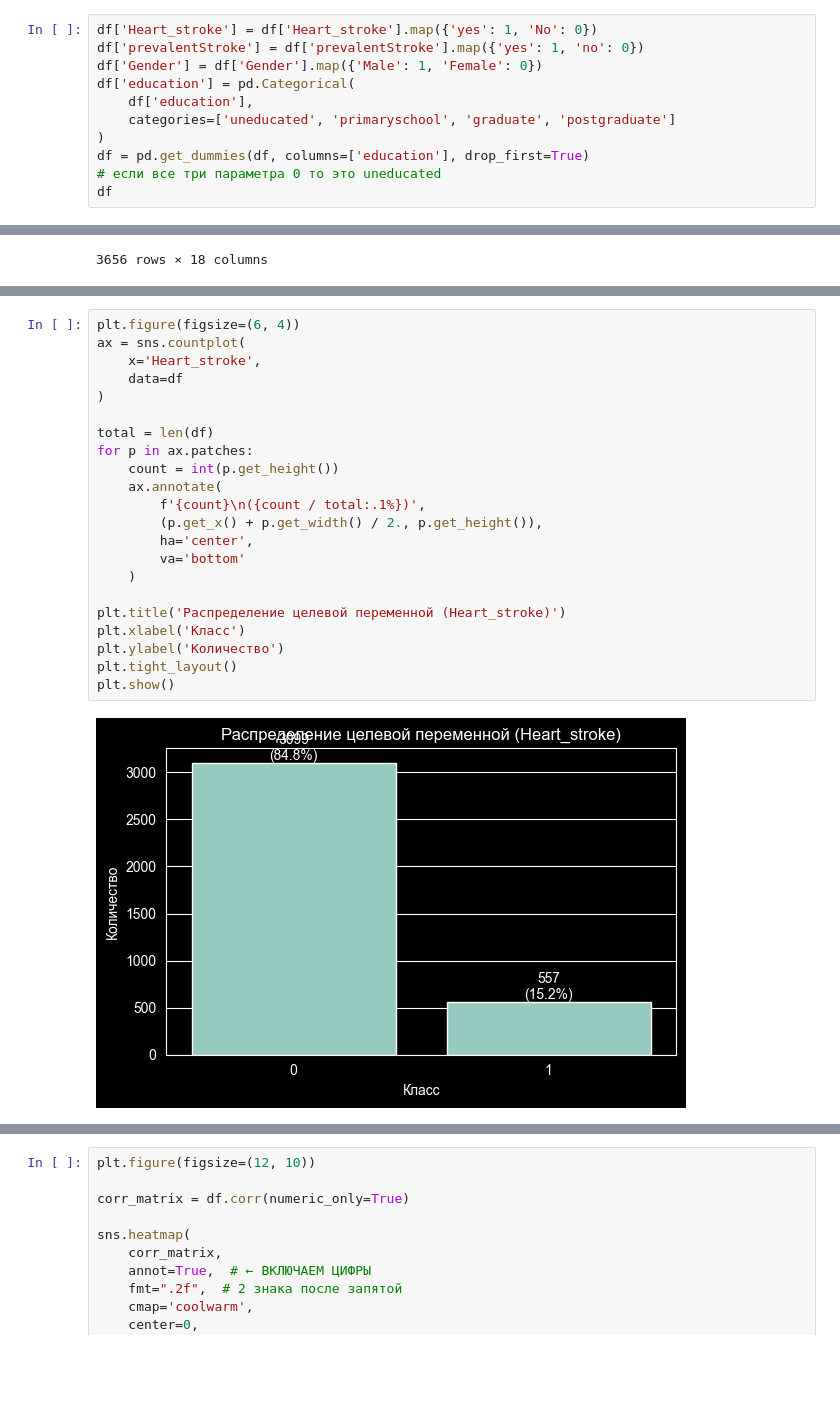
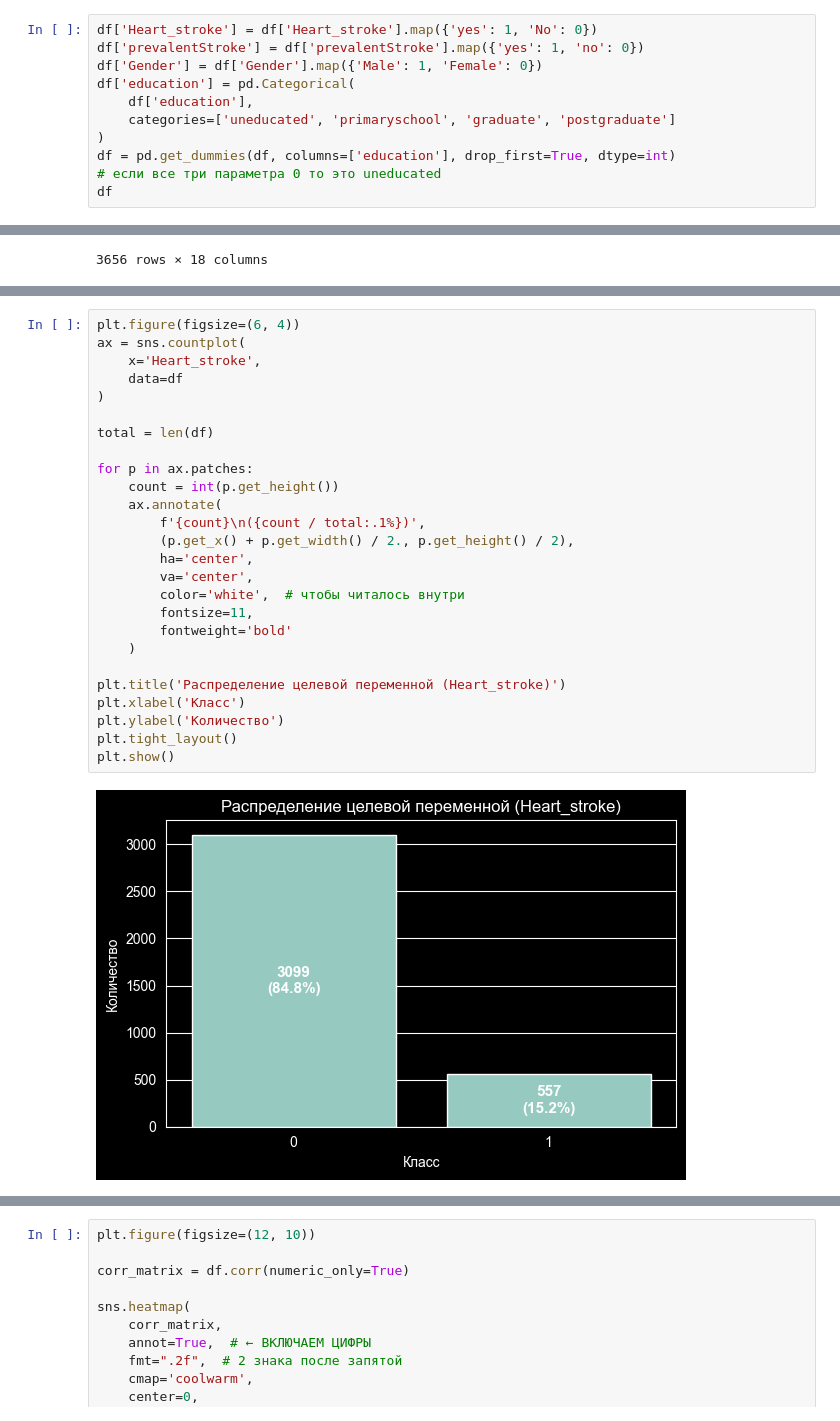
Before and after one commit to mentisVeritas/ML, a Jupyter notebook: team_project/main1.ipynb, the cells around one changed output, grey strips where cells are left out. Drawn from its saved outputs; the diff is of its cells as text; blank space fills up the shorter version.

```diff
--- a/team_project/main1.ipynb
+++ b/team_project/main1.ipynb
@@ -124,7 +161,7 @@ df['education'] = pd.Categorical(
     df['education'],
     categories=['uneducated', 'primaryschool', 'graduate', 'postgraduate']
 )
-df = pd.get_dummies(df, columns=['education'], drop_first=True)
+df = pd.get_dummies(df, columns=['education'], drop_first=True, dtype=int)
 # если все три параметра 0 то это uneducated
 df
 # %% [output]
@@ -207,24 +224,28 @@ print(df)
 # %%
 plt.figure(figsize=(6, 4))
 ax = sns.countplot(
     x='Heart_stroke',
     data=df
 )
 
 total = len(df)
+
 for p in ax.patches:
     count = int(p.get_height())
     ax.annotate(
         f'{count}\n({count / total:.1%})',
-        (p.get_x() + p.get_width() / 2., p.get_height()),
+        (p.get_x() + p.get_width() / 2., p.get_height() / 2),
         ha='center',
-        va='bottom'
+        va='center',
+        color='white',  # чтобы читалось внутри
+        fontsize=11,
+        fontweight='bold'
     )
 
 plt.title('Распределение целевой переменной (Heart_stroke)')
 plt.xlabel('Класс')
 plt.ylabel('Количество')
 plt.tight_layout()
 plt.show()
 # %% [output]
-[figure, old version]
+[figure, new version]
```
Also changed, not shown: parts of 45 cells of this notebook, 1 other file.
